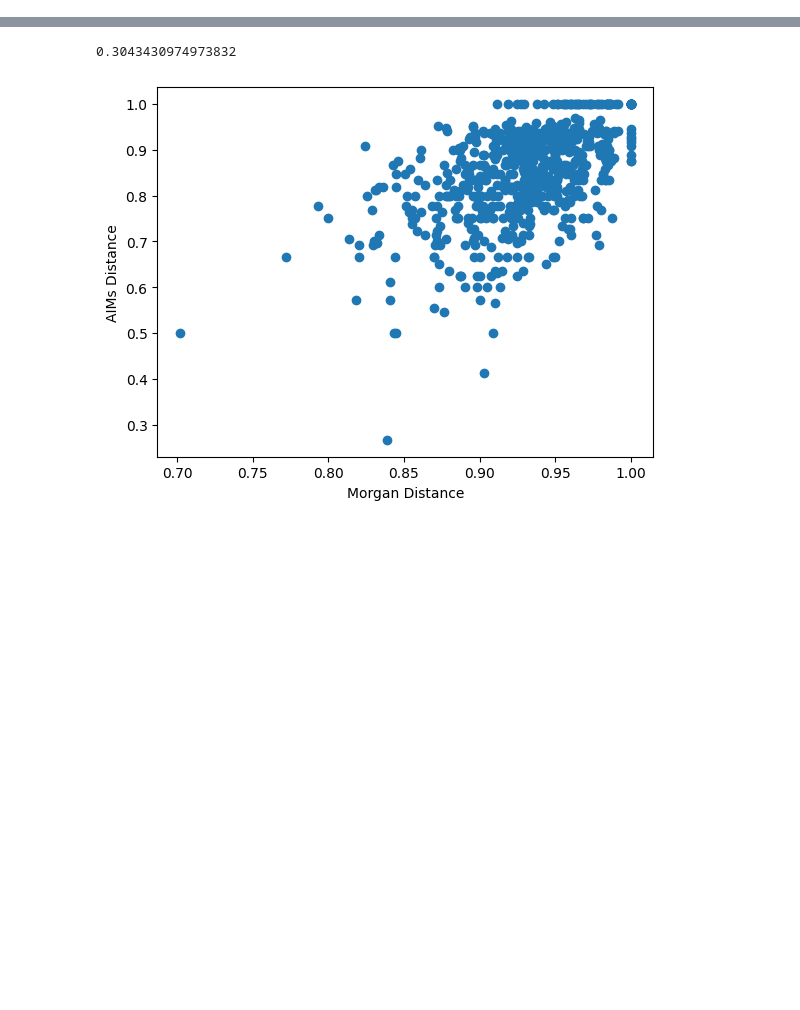
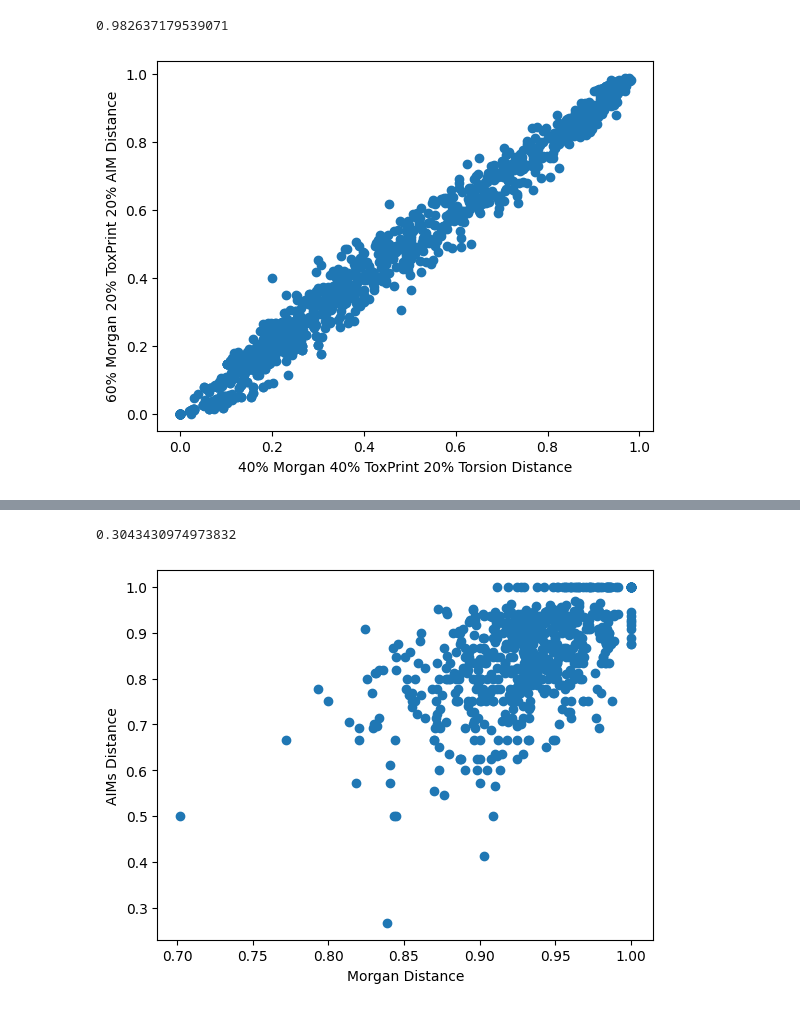
Before and after one commit to patlewig/genra-hybrid, a Jupyter notebook: notebooks/10-ajl-fingerprint_analysis.ipynb, the cells around one changed output, grey strips where cells are left out. Saved outputs shown, nothing was run; the diff lists cells and outputs as text; code cells hidden in the pictures; blank space fills up the shorter version.

```diff
--- a/notebooks/10-ajl-fingerprint_analysis.ipynb
+++ b/notebooks/10-ajl-fingerprint_analysis.ipynb
@@ -35,0 +105,41 @@ fingerprint_df = pd.read_csv(f"../src/data/print_analysis_2_pre-grid-search.csv"
+# %%
+indices = {}
+for low, high in [(k,k+0.1) for k in np.arange(0,1.1,0.1)]:
+    indices[f'[{round(low,1)},{round(high,1)})'] = []
+    for i in range(len(mor_coords)):
+        if mor_coords[i]< high and mor_coords[i] >= low:
+            indices[f'[{round(low,1)},{round(high,1)})'].append(i)
+# %%
+import random
+
+test_indices = []
+for key in indices.keys():
+    rand_list = [random.randint(0, len(indices[key])-1) for _ in range(108)]
+    for j in rand_list:
+        test_indices.append(indices[key][j])
+# %%
+# tp_test_values = [tp_coords[x] for x in test_indices]
+mor_test_values = [mor_coords[x] for x in test_indices]
+# tor_test_values = [tor_coords[x] for x in test_indices]
+# aim_test_values = [aim_coords[x] for x in test_indices]
+# test_test_values = [test_coords[x] for x in test_indices]
+hyb1_test_values = [hyb1_coords[x] for x in test_indices]
+hyb2_test_values = [hyb2_coords[x] for x in test_indices]
+# %%
+import matplotlib.pyplot as plt
+from sklearn.metrics import r2_score
+import numpy as np
+
+def printPlots(print1, print2, print1_name, print2_name):
+    plt.scatter(print1, print2)
+    m,b = np.polyfit(print1, print2, deg = 1)
+    print(r2_score(print2, m*np.array(print1)+b))
+    plt.xlabel(f'{print1_name} Distance')
+    plt.ylabel(f'{print2_name} Distance')
+    plt.show()
+    return
+# %%
+printPlots(hyb1_test_values, hyb2_test_values, '40% Morgan 40% ToxPrint 20% Torsion', '60% Morgan 20% ToxPrint 20% AIM')
+# %% [output]
+0.982637179539071
+[figure, added]
```
Also changed, not shown: parts of 57 cells of this notebook, 5 other files.
